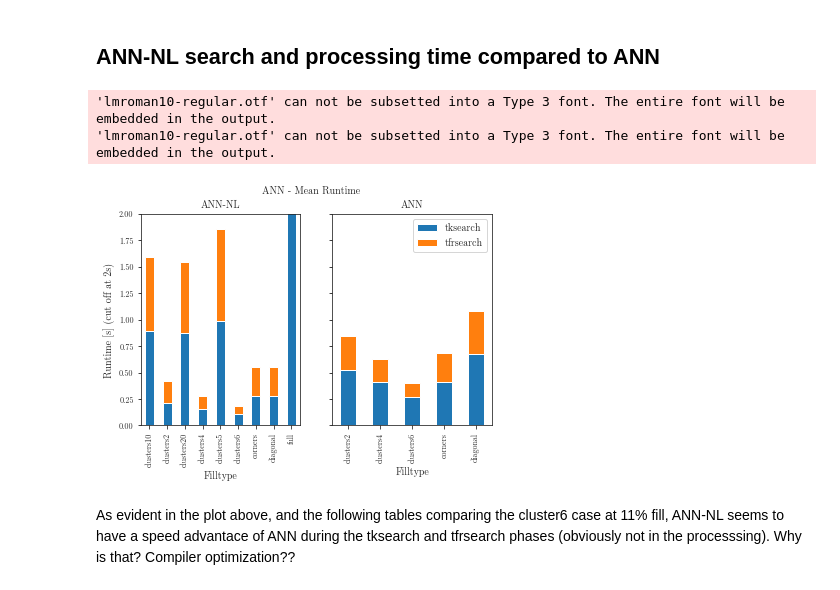
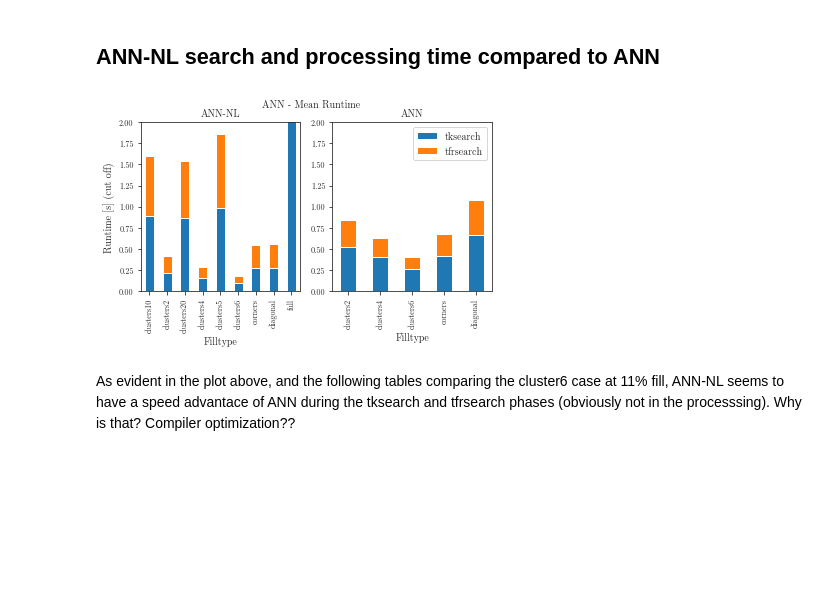
Before and after one commit to JensPfeifle/sph-nearest-neighbor, a Jupyter notebook: analysis/3-overview.ipynb, the cells around one changed output. Cells and saved outputs as stored; diff of their text form; code cells hidden in the pictures; blank space fills up the shorter version.

```diff
--- a/analysis/3-overview.ipynb
+++ b/analysis/3-overview.ipynb
@@ -18,6 +18,7 @@ golden_mean = (np.sqrt(5)-1.0)/2.0         # Aesthetic ratio
 fig_width = fig_width_pt*inches_per_pt  # width in inches
 #fig_width = 9
 fig_height = fig_width*golden_mean      # height in inches
+fig_height = 0.8*fig_height
 fig_size =  [fig_width,fig_height]
 global_figsize = fig_size
 params = {'font.family':"Latin Modern Roman",
@@ -151,32 +152,30 @@ plt.show()
 # %% [markdown]
 ## ANN-NL search and processing time compared to ANN
 # %%
-fig, (ax1, ax2) = plt.subplots(1,2, figsize=global_figsize, sharey=True)
+fig, (ax1, ax2) = plt.subplots(1,2, figsize=global_figsize, sharey=False)
 x_range = (0,2)
 
 df[df.method == 'ANN-NL'].groupby('filltype').mean().plot(kind='bar',
                                y=['tksearch',
                                   'tfrsearch'],
                                stacked=True, legend=False,
                                title='ANN-NL',ax = ax1);
 df[df.method == 'ANN'].groupby('filltype').mean().plot(kind='bar',
                                y=['tksearch',
                                   'tfrsearch'],
                                stacked=True,
                                title='ANN',ax = ax2);
 
 plt.suptitle("ANN - Mean Runtime")
 y_range = (0,2)
-ax1.set_ylim(x_range)
-ax2.set_ylim(x_range)
-ax1.set(ylabel='Runtime [s] (cut off at 2s)', xlabel='Filltype')
+ax1.set_ylim(y_range)
+ax2.set_ylim(y_range)
+ax1.set(ylabel='Runtime [s] (cut off)', xlabel='Filltype')
 ax2.set(ylabel='', xlabel='Filltype')
-savefig('runtime_ann_annnl')
+#savefig('runtime_ann_annnl')
 plt.show()
 # %% [output]
-'lmroman10-regular.otf' can not be subsetted into a Type 3 font. The entire font will be embedded in the output.
-'lmroman10-regular.otf' can not be subsetted into a Type 3 font. The entire font will be embedded in the output.
-[figure, old version]
+[figure, new version]
 # %% [markdown]
 As evident in the plot above, and the following tables comparing the cluster6 case at 11% fill, ANN-NL seems to have a speed advantace of ANN during the tksearch and tfrsearch phases (obviously not in the processsing). Why is that? Compiler optimization??
 # %%
```
Also changed, not shown: parts of 13 cells of this notebook.
